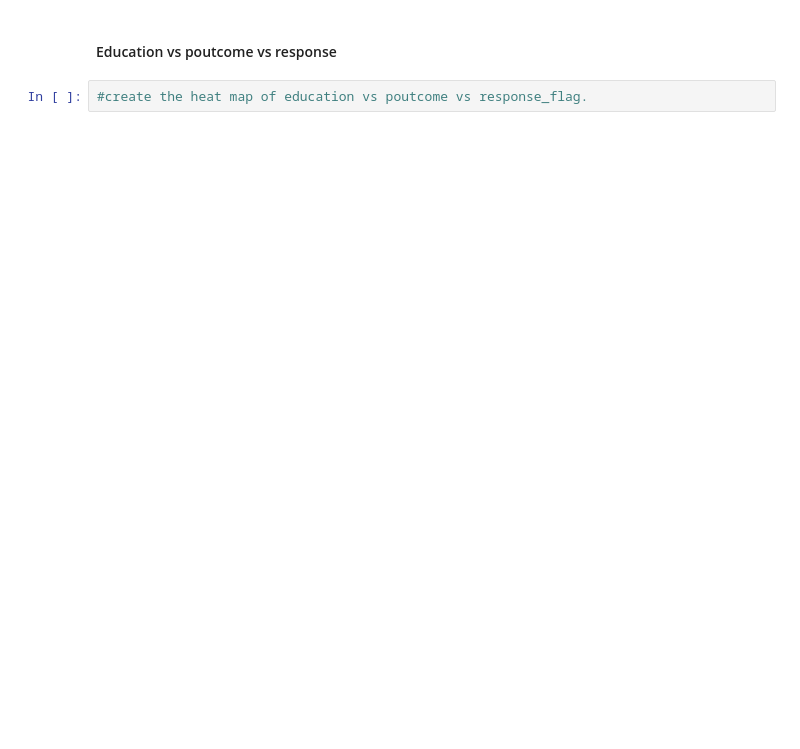
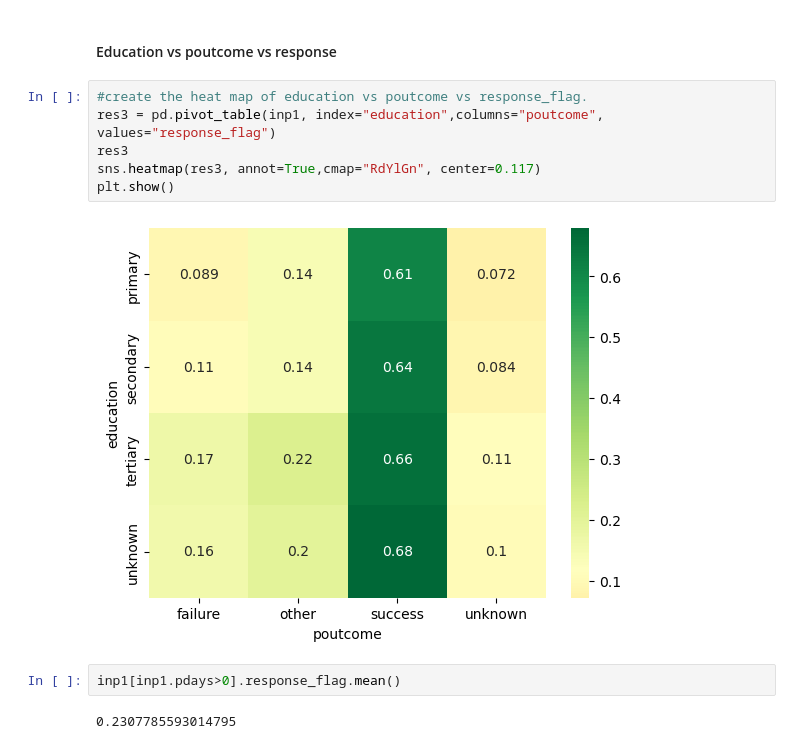
Before and after one commit to Milan1508/EDA-Upgrad-practise, a Jupyter notebook: Bank+Marketing+Campaign_EDA-blank+notebook.ipynb, the cells around one changed output. Drawn from its saved outputs; the diff is of its cells as text; blank space fills up the shorter version.

```diff
--- a/Bank+Marketing+Campaign_EDA-blank+notebook.ipynb
+++ b/Bank+Marketing+Campaign_EDA-blank+notebook.ipynb
@@ -902,3 +924,13 @@ plt.show()
 #### Education vs poutcome vs response
 # %%
 #create the heat map of education vs poutcome vs response_flag.
+res3 = pd.pivot_table(inp1, index="education",columns="poutcome", values="response_flag")
+res3
+sns.heatmap(res3, annot=True,cmap="RdYlGn", center=0.117)
+plt.show()
+# %% [output]
+[figure, added]
+# %%
+inp1[inp1.pdays>0].response_flag.mean()
+# %% [output]
+0.2307785593014795
```
Also changed, not shown: parts of 3 cells of this notebook.
